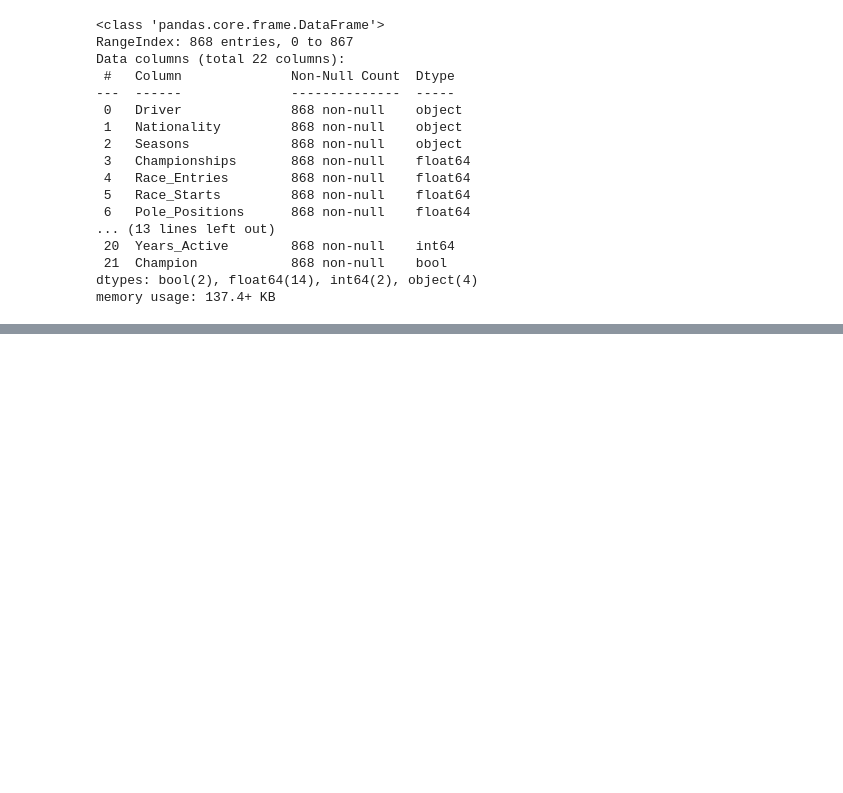
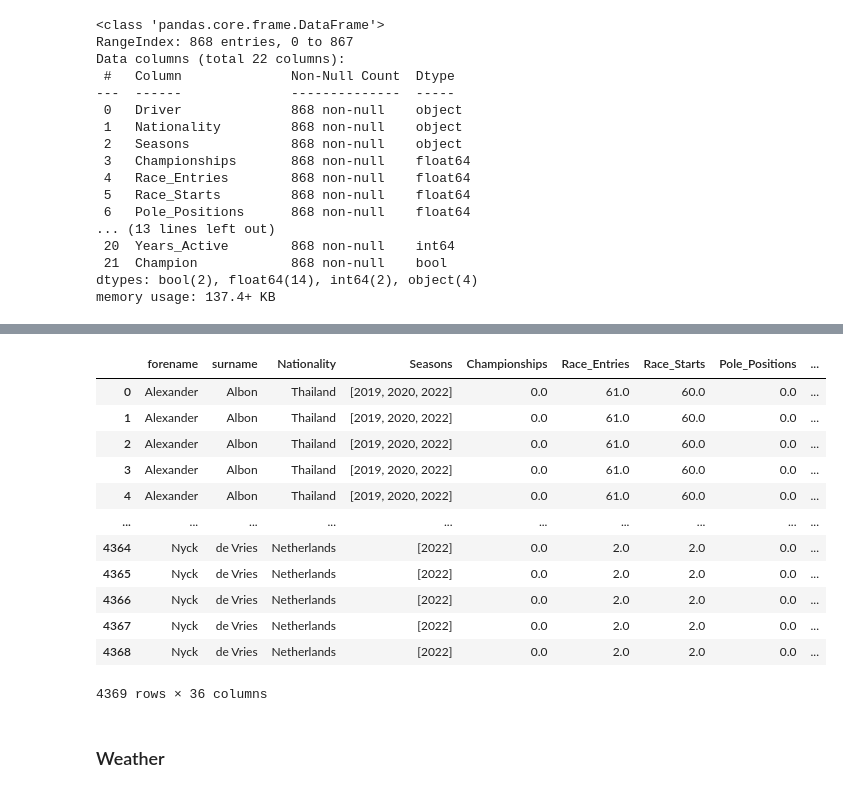
Before and after one commit to Plyrex/COMP3608-Project, a Jupyter notebook: F1_Project.ipynb, the cells around one changed output, grey strips where cells are left out. Cells and saved outputs as stored; diff of their text form; code cells hidden in the pictures; blank space fills up the shorter version.

```diff
--- a/F1_Project.ipynb
+++ b/F1_Project.ipynb
@@ -53,0 +137,23 @@ df_actv_d = df_all_drivers.copy()
+# %%
+df_main_drivers = df_drivers.copy()
+df_main_drivers = pd.merge(df_actv_d, df_main_drivers, left_on='forename', right_on='forename', how='inner')
+df_main_drivers = pd.merge(df_main_drivers, df_drivers_standing, on='driverId', how='inner')
+df_main_drivers.drop('surname_y', axis='columns', inplace=True)
+df_main_drivers = df_main_drivers.rename(columns={'surname_x':'surname'})
+df_main_drivers
+# %% [output]
+|  | forename | surname | Nationality | Seasons | Championships | Race_Entries | Race_Starts | Pole_Positions | ... |
+| 0 | Alexander | Albon | Thailand | [2019, 2020, 2022] | 0.0 | 61.0 | 60.0 | 0.0 | ... |
+| 1 | Alexander | Albon | Thailand | [2019, 2020, 2022] | 0.0 | 61.0 | 60.0 | 0.0 | ... |
+| 2 | Alexander | Albon | Thailand | [2019, 2020, 2022] | 0.0 | 61.0 | 60.0 | 0.0 | ... |
+| 3 | Alexander | Albon | Thailand | [2019, 2020, 2022] | 0.0 | 61.0 | 60.0 | 0.0 | ... |
+| 4 | Alexander | Albon | Thailand | [2019, 2020, 2022] | 0.0 | 61.0 | 60.0 | 0.0 | ... |
+| ... | ... | ... | ... | ... | ... | ... | ... | ... | ... |
+| 4364 | Nyck | de Vries | Netherlands | [2022] | 0.0 | 2.0 | 2.0 | 0.0 | ... |
+| 4365 | Nyck | de Vries | Netherlands | [2022] | 0.0 | 2.0 | 2.0 | 0.0 | ... |
+| 4366 | Nyck | de Vries | Netherlands | [2022] | 0.0 | 2.0 | 2.0 | 0.0 | ... |
+| 4367 | Nyck | de Vries | Netherlands | [2022] | 0.0 | 2.0 | 2.0 | 0.0 | ... |
+| 4368 | Nyck | de Vries | Netherlands | [2022] | 0.0 | 2.0 | 2.0 | 0.0 | ... |
+4369 rows × 36 columns
+# %% [markdown]
+### Weather
```
Also changed, not shown: parts of 24 cells of this notebook.
